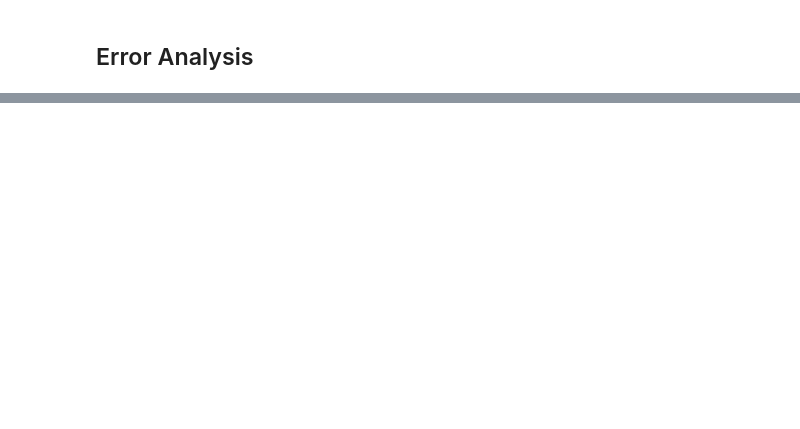
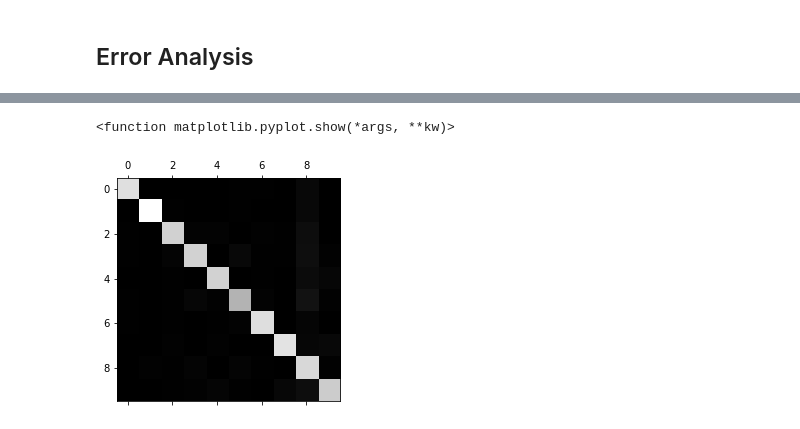
Before and after one commit to zhangming19910406/Hands-on-ML-with-SKlearn-and-TF, a Jupyter notebook: 003_classifucation.ipynb, the cells around one changed output, grey strips where cells are left out. Cells and saved outputs as stored; diff of their text form; code cells hidden in the pictures; blank space fills up the shorter version.

```diff
--- a/003_classifucation.ipynb
+++ b/003_classifucation.ipynb
@@ -274,2 +276,5 @@ cross_val_score(sgd_clf, X_train_scaled, y_train, cv=3, scoring="accuracy")
 # %% [markdown]
 ## Error Analysis
+# %%
+y_train_pred = cross_val_predict(sgd_clf, X_train_scaled, y_train, cv=3)
+conf_mx = confusion_matrix(y_train, y_train_pred)
@@ -275,0 +294,6 @@ cross_val_score(sgd_clf, X_train_scaled, y_train, cv=3, scoring="accuracy")
+# %%
+plt.matshow(conf_mx, cmap=plt.cm.gray)
+plt.show
+# %% [output]
+<function matplotlib.pyplot.show(*args, **kw)>
+[figure, added]
```
Also changed, not shown: parts of 20 cells of this notebook.
